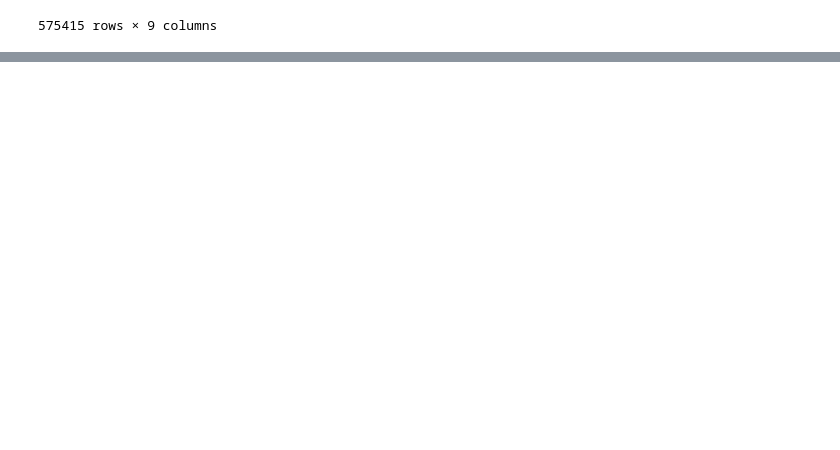
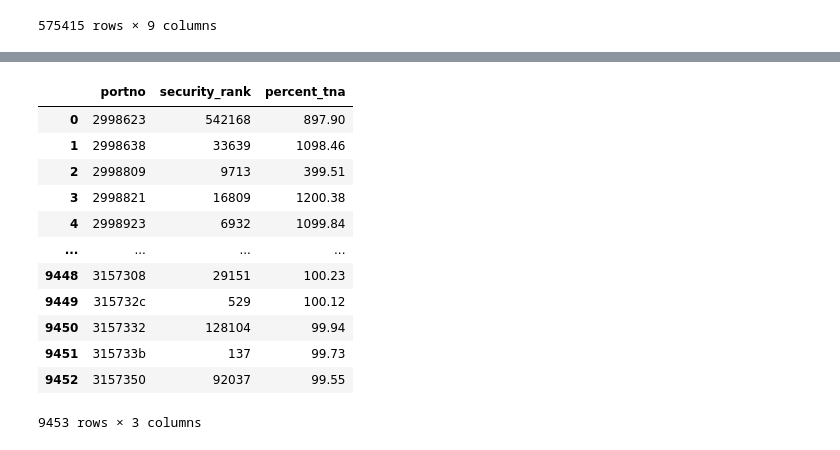
Before and after one commit to uuboyscy/tkr101, a Jupyter notebook: datapipeline/03_read_big_file.ipynb, the cells around one changed output, grey strips where cells are left out. Saved outputs shown, nothing was run; the diff lists cells and outputs as text; code cells hidden in the pictures; blank space fills up the shorter version.

```diff
--- a/datapipeline/03_read_big_file.ipynb
+++ b/datapipeline/03_read_big_file.ipynb
@@ -254,0 +358,24 @@ df[
+# %%
+"""
+select
+    portno,
+    sum(security_rank),
+    sum(percent_tna)
+from df
+group by portno;
+"""
+df.groupby("portno", as_index=False)[["security_rank", "percent_tna"]].sum()
+# %% [output]
+|  | portno | security_rank | percent_tna |
+| 0 | 2998623 | 542168 | 897.90 |
+| 1 | 2998638 | 33639 | 1098.46 |
+| 2 | 2998809 | 9713 | 399.51 |
+| 3 | 2998821 | 16809 | 1200.38 |
+| 4 | 2998923 | 6932 | 1099.84 |
+| ... | ... | ... | ... |
+| 9448 | 3157308 | 29151 | 100.23 |
+| 9449 | 315732c | 529 | 100.12 |
+| 9450 | 3157332 | 128104 | 99.94 |
+| 9451 | 315733b | 137 | 99.73 |
+| 9452 | 3157350 | 92037 | 99.55 |
+9453 rows × 3 columns
```
Also changed, not shown: parts of 11 cells of this notebook.
